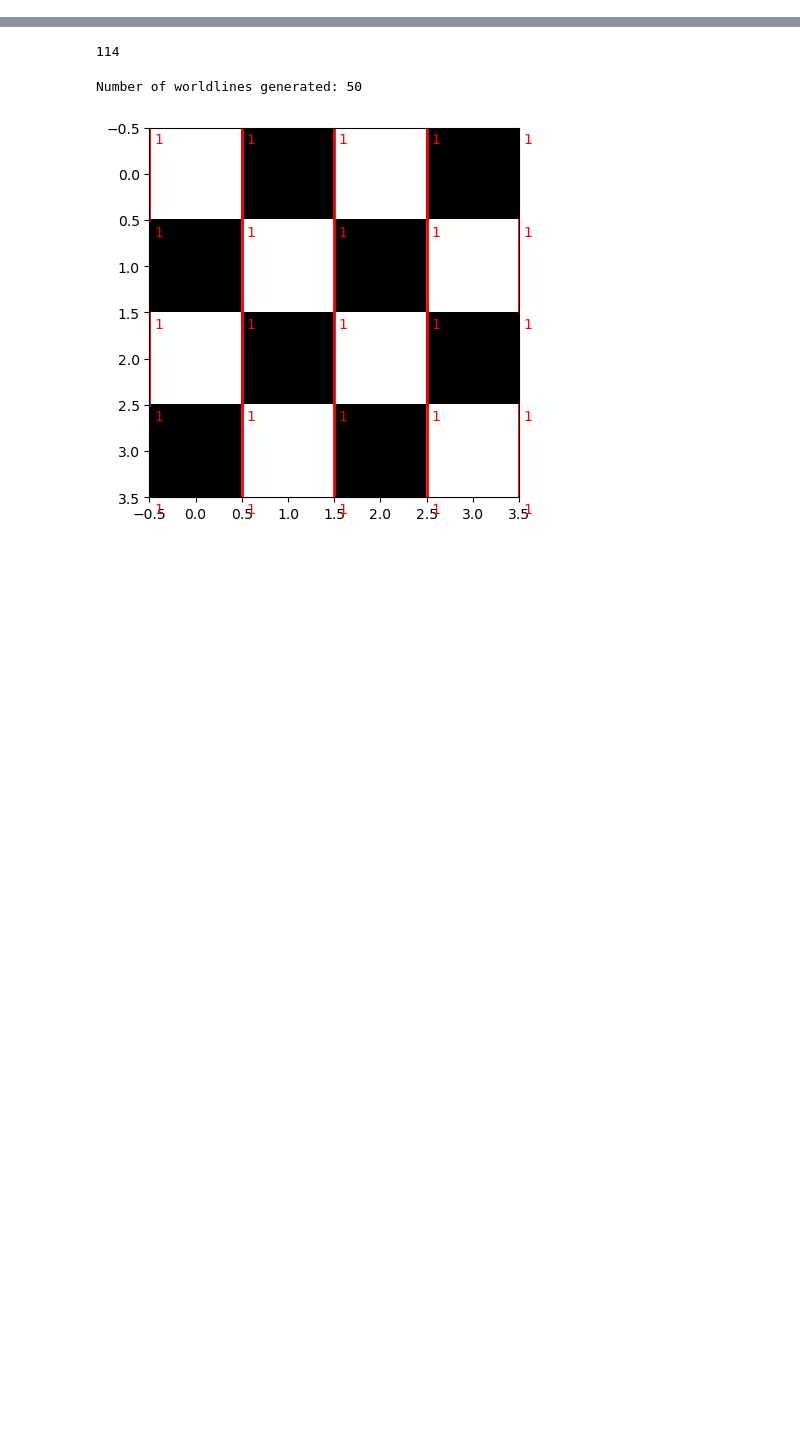
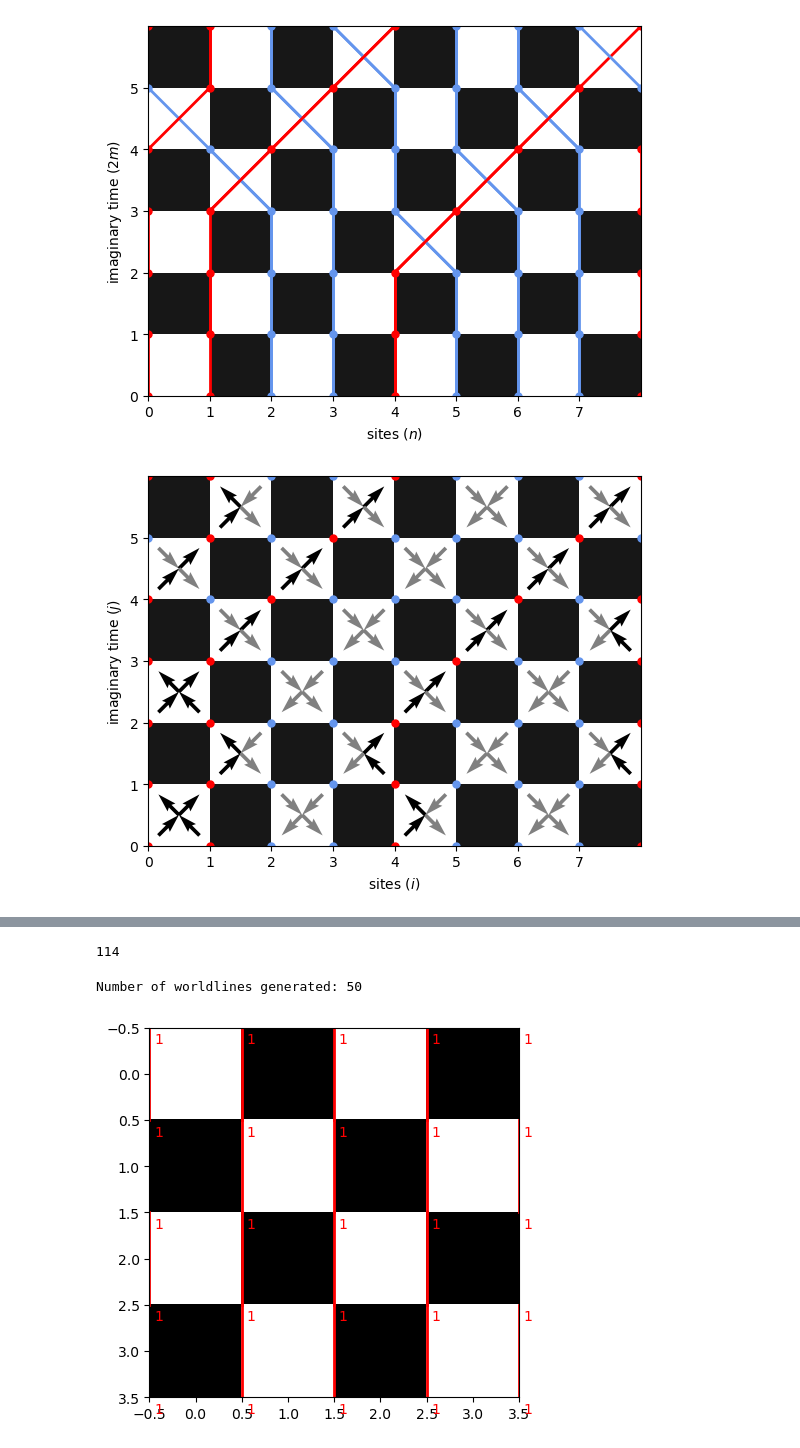
Before and after one commit to Jaymun723/quantum-monte-carlo, a Jupyter notebook: thea.ipynb, the cells around one changed output, grey strips where cells are left out. Saved outputs shown, nothing was run; the diff lists cells and outputs as text; code cells hidden in the pictures; blank space fills up the shorter version.

```diff
--- a/thea.ipynb
+++ b/thea.ipynb
@@ -22,0 +27,8 @@ The autoreload extension is already loaded. To reload it, use:
+# %%
+import production.vertex_updates as vu
+
+first_grid.draw()
+first_grid.draw_vertices()
+# %% [output]
+[figure, added]
+[figure, added]
```
Also changed, not shown: parts of 4 cells of this notebook, 2 other files.
